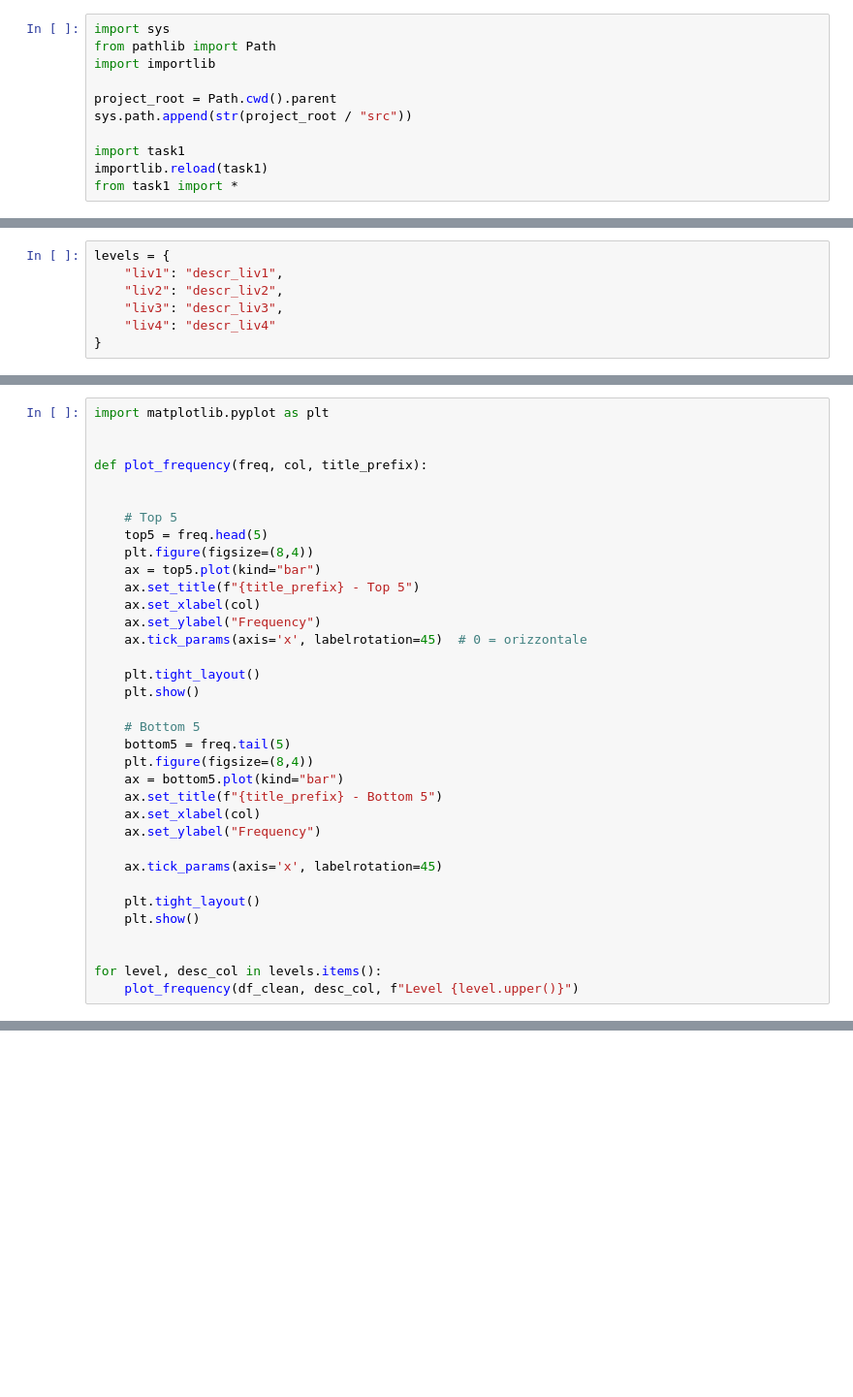
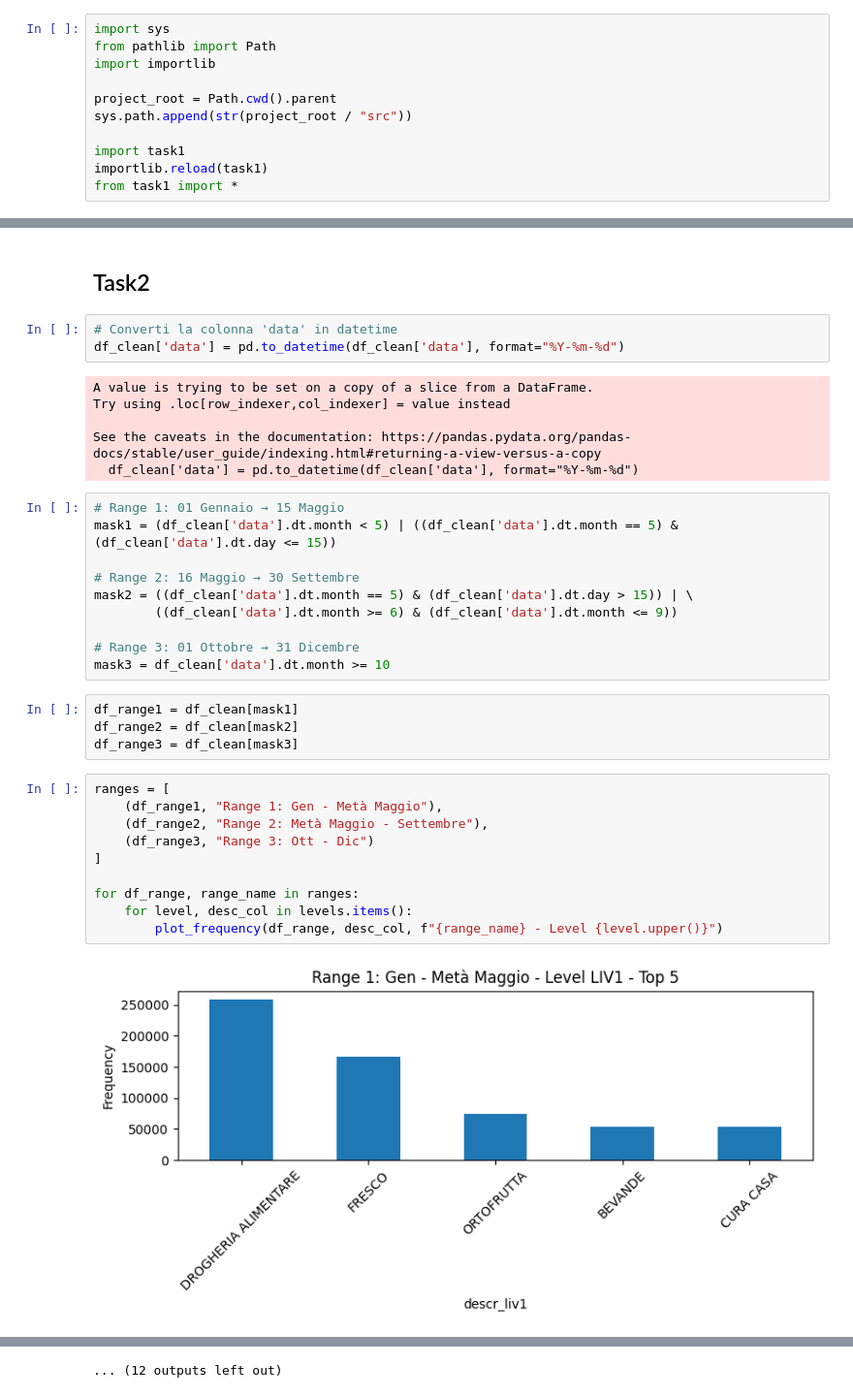
Before and after one commit to GiovanniTorrisi28/IDM_2025, a Jupyter notebook: first_classwork/notebooks/main.ipynb, the cells around one changed output, grey strips where cells are left out. Shown at 97% size. Saved outputs shown, nothing was run; the diff lists cells and outputs as text; blank space fills up the shorter version.

Commit message:
Implementata la prima stratificazione del task2

```diff
--- a/first_classwork/notebooks/main.ipynb
+++ b/first_classwork/notebooks/main.ipynb
@@ -60,7 +28,0 @@ df_clean = df[df["descr_liv4"] != "SHOPPERS"]
-# %%
-levels = {
-    "liv1": "descr_liv1",
-    "liv2": "descr_liv2",
-    "liv3": "descr_liv3",
-    "liv4": "descr_liv4"
-}
@@ -69,35 +29,37 @@ freq = df[col].value_counts()
-# %%
-import matplotlib.pyplot as plt
-
-
-def plot_frequency(freq, col, title_prefix):
-
-
-    # Top 5
-    top5 = freq.head(5)
-    plt.figure(figsize=(8,4))
-    ax = top5.plot(kind="bar")
-    ax.set_title(f"{title_prefix} - Top 5")
-    ax.set_xlabel(col)
-    ax.set_ylabel("Frequency")
-    ax.tick_params(axis='x', labelrotation=45)  # 0 = orizzontale
-
-    plt.tight_layout()
-    plt.show()
-
-    # Bottom 5
-    bottom5 = freq.tail(5)
-    plt.figure(figsize=(8,4))
-    ax = bottom5.plot(kind="bar")
-    ax.set_title(f"{title_prefix} - Bottom 5")
-    ax.set_xlabel(col)
-    ax.set_ylabel("Frequency")
-
-    ax.tick_params(axis='x', labelrotation=45)
-
-    plt.tight_layout()
-    plt.show()
-
-
-for level, desc_col in levels.items():
-    plot_frequency(df_clean, desc_col, f"Level {level.upper()}")
+# %% [markdown]
+## Task2
+# %%
+# Converti la colonna 'data' in datetime
+df_clean['data'] = pd.to_datetime(df_clean['data'], format="%Y-%m-%d")
+# %% [output]
+A value is trying to be set on a copy of a slice from a DataFrame.
+Try using .loc[row_indexer,col_indexer] = value instead
+
+See the caveats in the documentation: https://pandas.pydata.org/pandas-docs/stable/user_guide/indexing.html#returning-a-view-versus-a-copy
+  df_clean['data'] = pd.to_datetime(df_clean['data'], format="%Y-%m-%d")
+# %%
+# Range 1: 01 Gennaio → 15 Maggio
+mask1 = (df_clean['data'].dt.month < 5) | ((df_clean['data'].dt.month == 5) & (df_clean['data'].dt.day <= 15))
+
+# Range 2: 16 Maggio → 30 Settembre
+mask2 = ((df_clean['data'].dt.month == 5) & (df_clean['data'].dt.day > 15)) | \
+        ((df_clean['data'].dt.month >= 6) & (df_clean['data'].dt.month <= 9))
+
+# Range 3: 01 Ottobre → 31 Dicembre
+mask3 = df_clean['data'].dt.month >= 10
+# %%
+df_range1 = df_clean[mask1]
+df_range2 = df_clean[mask2]
+df_range3 = df_clean[mask3]
+# %%
+ranges = [
+    (df_range1, "Range 1: Gen - Metà Maggio"),
+    (df_range2, "Range 2: Metà Maggio - Settembre"),
+    (df_range3, "Range 3: Ott - Dic")
+]
+
+for df_range, range_name in ranges:
+    for level, desc_col in levels.items():
+        plot_frequency(df_range, desc_col, f"{range_name} - Level {level.upper()}")
+# %% [output]
+[figure, added]
@@ -103,0 +77 @@ for level, desc_col in levels.items():
+... (12 outputs left out)
```
Also changed, not shown: parts of 6 cells of this notebook.
